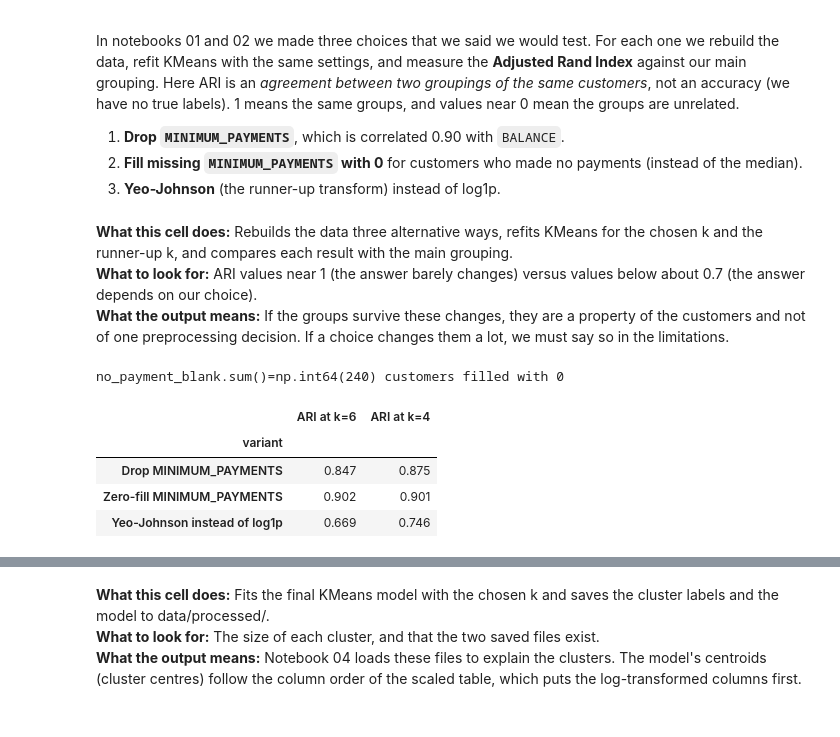
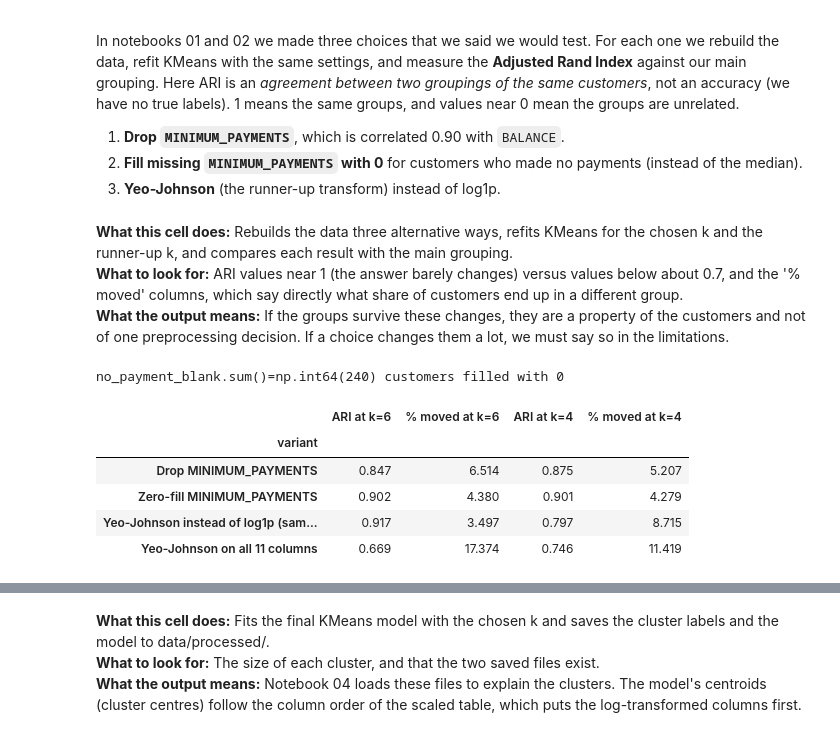
Before and after one commit to iamjomark/credit-card-customer-segmentation, a Jupyter notebook: notebooks/03_clustering.ipynb, the cells around one changed output, grey strips where cells are left out. Cells and saved outputs as stored; diff of their text form; code cells hidden in the pictures.

```diff
--- a/notebooks/03_clustering.ipynb
+++ b/notebooks/03_clustering.ipynb
@@ -256,44 +256,66 @@ In notebooks 01 and 02 we made three choices that we said we would test. For eac
 3. **Yeo-Johnson** (the runner-up transform) instead of log1p.
 # %% [markdown]
 **What this cell does:** Rebuilds the data three alternative ways, refits KMeans for the chosen k and the runner-up k, and compares each result with the main grouping.
-**What to look for:** ARI values near 1 (the answer barely changes) versus values below about 0.7 (the answer depends on our choice).
+**What to look for:** ARI values near 1 (the answer barely changes) versus values below about 0.7, and the '% moved' columns, which say directly what share of customers end up in a different group.
 **What the output means:** If the groups survive these changes, they are a property of the customers and not of one preprocessing decision. If a choice changes them a lot, we must say so in the limitations.
 # %%
-import joblib
-from sklearn.base import clone
-from sklearn.metrics import adjusted_rand_score
-from sklearn.preprocessing import PowerTransformer
+import joblib  # imported here to load the saved preprocessing pipeline from notebook 02
+from scipy.optimize import linear_sum_assignment  # imported here to match old and new cluster numbers fairly
+from sklearn.base import clone  # imported here to refit the same recipe on changed data
+from sklearn.metrics import adjusted_rand_score  # imported here to measure agreement between two groupings
+from sklearn.preprocessing import PowerTransformer, StandardScaler  # imported here for the Yeo-Johnson variants
 
 raw = pd.read_csv(ROOT / "data" / "raw" / "credit_card.csv").set_index("CUST_ID")
 saved_pipeline = joblib.load(PROCESSED_DIR / "preprocessing_pipeline.joblib")
 imputed_original = pd.read_csv(PROCESSED_DIR / "credit_card_imputed_original_units.csv", index_col=0)
 
 # Variant 2: customers with no payments and a blank minimum payment get 0 instead of the median
 raw_zero_fill = raw.copy()
 no_payment_blank = raw_zero_fill["MINIMUM_PAYMENTS"].isna() & (raw_zero_fill["PAYMENTS"] == 0)
 raw_zero_fill.loc[no_payment_blank, "MINIMUM_PAYMENTS"] = 0
 print(f"{no_payment_blank.sum()=} customers filled with 0")
 
+# The seven skewed money columns that Option B logs (list from notebook 02); the other four are bounded
+log_features = ["BALANCE", "ONEOFF_PURCHASES", "INSTALLMENTS_PURCHASES", "CASH_ADVANCE", "CREDIT_LIMIT", "PAYMENTS", "MINIMUM_PAYMENTS"]
+plain_features = [name for name in scaled.columns if name not in log_features]
+
+# Like-for-like Yeo-Johnson: replaces log1p on the SAME seven columns, and leaves the four bounded columns with plain scaling
+yeo_johnson_money_only = pd.concat([
+    pd.DataFrame(PowerTransformer(method="yeo-johnson").fit_transform(imputed_original[log_features]), columns=log_features, index=scaled.index),
+    pd.DataFrame(StandardScaler().fit_transform(imputed_original[plain_features]), columns=plain_features, index=scaled.index),
+], axis=1)[scaled.columns]
+
 variants = {
     "Drop MINIMUM_PAYMENTS": scaled.drop(columns="MINIMUM_PAYMENTS"),
     "Zero-fill MINIMUM_PAYMENTS": clone(saved_pipeline).fit_transform(raw_zero_fill),  # same recipe, refit on changed data
-    "Yeo-Johnson instead of log1p": pd.DataFrame(
+    "Yeo-Johnson instead of log1p (same 7 columns)": yeo_johnson_money_only,
+    "Yeo-Johnson on all 11 columns": pd.DataFrame(
         PowerTransformer(method="yeo-johnson").fit_transform(imputed_original[scaled.columns]),
         columns=scaled.columns, index=scaled.index),
 }
+
+
+def share_reassigned(main_labels, new_labels) -> float:
+    """Share of customers whose group changes after matching the new cluster numbers to the old ones as well as possible."""
+    overlap = pd.crosstab(main_labels, new_labels).values            # how many customers each old/new pair share
+    old_index, new_index = linear_sum_assignment(-overlap)           # best one-to-one matching (minus sign: maximise overlap)
+    return 1 - overlap[old_index, new_index].sum() / overlap.sum()   # everyone not in a matched pair has moved
+
 
 sensitivity_rows = []
 for variant_name, variant_data in variants.items():
     row = {"variant": variant_name}
     for k in (CHOSEN_K, RUNNER_UP_K):
         variant_labels = KMeans(n_clusters=k, n_init=10, random_state=RANDOM_STATE).fit_predict(variant_data)
         row[f"ARI at k={k}"] = adjusted_rand_score(kmeans_labels[k], variant_labels)  # vs the main grouping at the same k
+        row[f"% moved at k={k}"] = share_reassigned(kmeans_labels[k], variant_labels) * 100  # share of customers who change group
     sensitivity_rows.append(row)
 pd.DataFrame(sensitivity_rows).set_index("variant").round(3)
 # %% [output]
 no_payment_blank.sum()=np.int64(240) customers filled with 0
-|  | ARI at k=6 | ARI at k=4 |
-| variant |  |  |
-| Drop MINIMUM_PAYMENTS | 0.847 | 0.875 |
-| Zero-fill MINIMUM_PAYMENTS | 0.902 | 0.901 |
-| Yeo-Johnson instead of log1p | 0.669 | 0.746 |
+|  | ARI at k=6 | % moved at k=6 | ARI at k=4 | % moved at k=4 |
+| variant |  |  |  |  |
+| Drop MINIMUM_PAYMENTS | 0.847 | 6.514 | 0.875 | 5.207 |
+| Zero-fill MINIMUM_PAYMENTS | 0.902 | 4.380 | 0.901 | 4.279 |
+| Yeo-Johnson instead of log1p (sam... | 0.917 | 3.497 | 0.797 | 8.715 |
+| Yeo-Johnson on all 11 columns | 0.669 | 17.374 | 0.746 | 11.419 |
```
Also changed, not shown: parts of 9 cells of this notebook, 17 other files.
